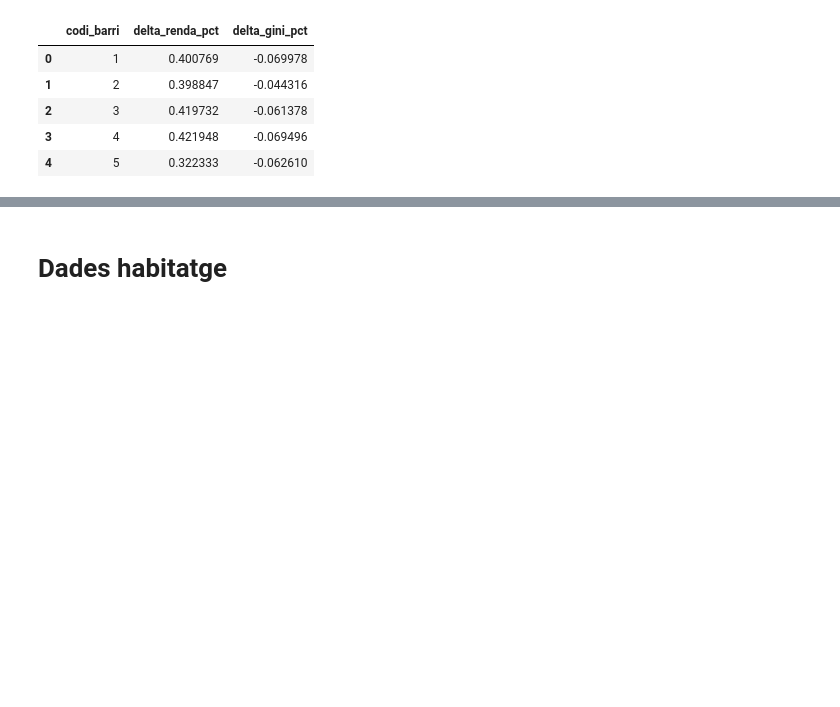
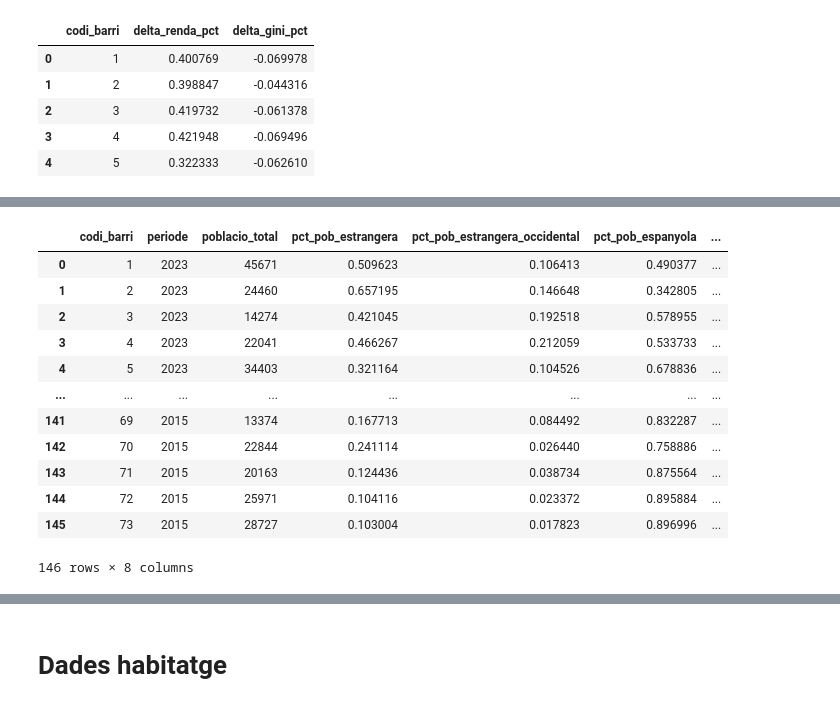
Before and after one commit to joseprau/tfm_gentrificacio_bcn, a Jupyter notebook: notebooks/feature_engineering.ipynb, the cells around one changed output, grey strips where cells are left out. Cells and saved outputs as stored; diff of their text form; code cells hidden in the pictures; blank space fills up the shorter version.

```diff
--- a/notebooks/feature_engineering.ipynb
+++ b/notebooks/feature_engineering.ipynb
@@ -291,0 +322,16 @@ econs_final.head()
+# %%
+poblacio
+# %% [output]
+|  | codi_barri | periode | poblacio_total | pct_pob_estrangera | pct_pob_estrangera_occidental | pct_pob_espanyola | ... |
+| 0 | 1 | 2023 | 45671 | 0.509623 | 0.106413 | 0.490377 | ... |
+| 1 | 2 | 2023 | 24460 | 0.657195 | 0.146648 | 0.342805 | ... |
+| 2 | 3 | 2023 | 14274 | 0.421045 | 0.192518 | 0.578955 | ... |
+| 3 | 4 | 2023 | 22041 | 0.466267 | 0.212059 | 0.533733 | ... |
+| 4 | 5 | 2023 | 34403 | 0.321164 | 0.104526 | 0.678836 | ... |
+| ... | ... | ... | ... | ... | ... | ... | ... |
+| 141 | 69 | 2015 | 13374 | 0.167713 | 0.084492 | 0.832287 | ... |
+| 142 | 70 | 2015 | 22844 | 0.241114 | 0.026440 | 0.758886 | ... |
+| 143 | 71 | 2015 | 20163 | 0.124436 | 0.038734 | 0.875564 | ... |
+| 144 | 72 | 2015 | 25971 | 0.104116 | 0.023372 | 0.895884 | ... |
+| 145 | 73 | 2015 | 28727 | 0.103004 | 0.017823 | 0.896996 | ... |
+146 rows × 8 columns
```
Also changed, not shown: parts of 13 cells of this notebook.
